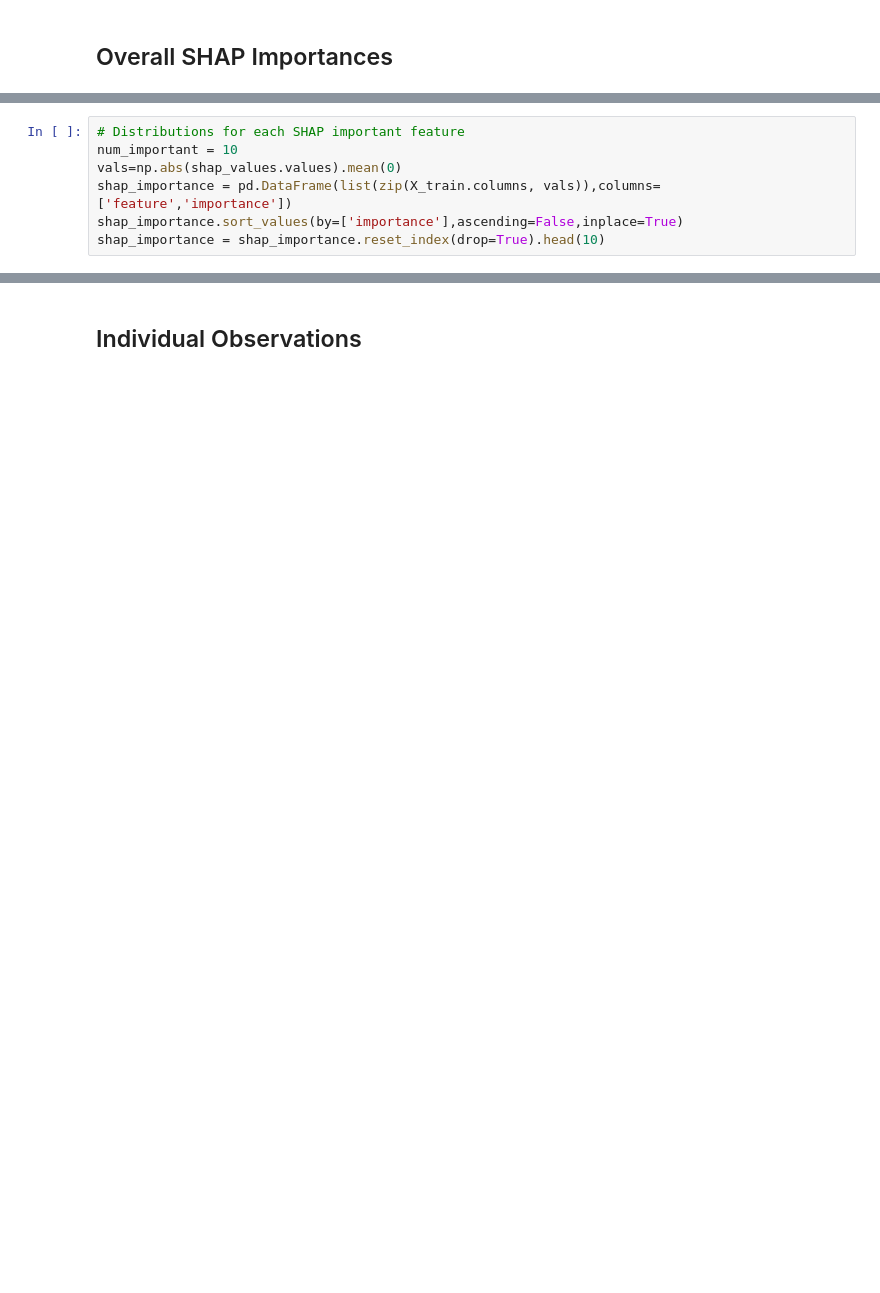
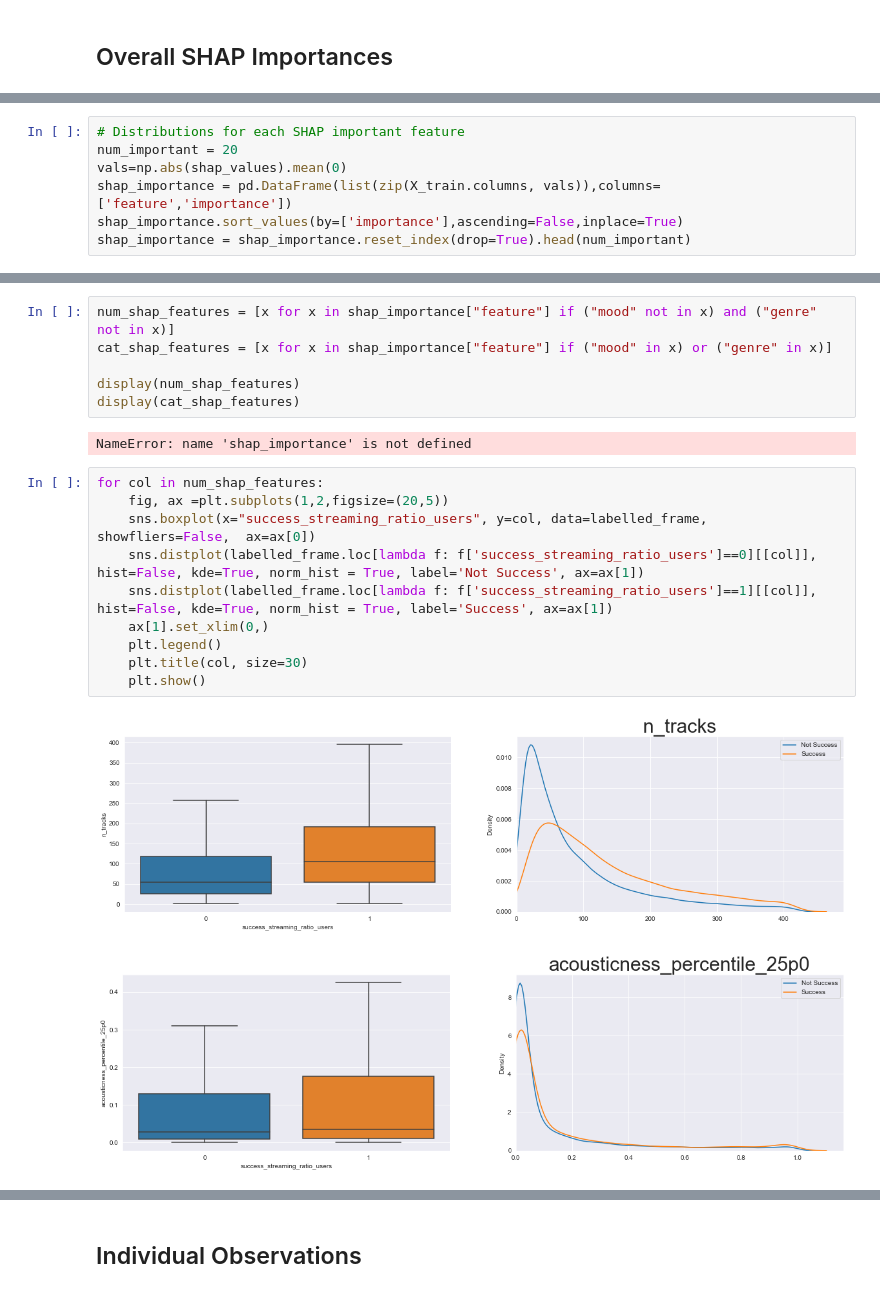
Before and after one commit to alexrobwong/playlist-success, a Jupyter notebook: notebooks/spotify_success_analysis.ipynb, the cells around one changed output, grey strips where cells are left out. Drawn from its saved outputs; the diff is of its cells as text; blank space fills up the shorter version.

```diff
--- a/notebooks/spotify_success_analysis.ipynb
+++ b/notebooks/spotify_success_analysis.ipynb
@@ -653,7 +635,7 @@ shap.summary_plot(shap_values, X_train, plot_type='bar')
 # %%
 # Distributions for each SHAP important feature
-num_important = 10
-vals=np.abs(shap_values.values).mean(0)
+num_important = 20
+vals=np.abs(shap_values).mean(0)
 shap_importance = pd.DataFrame(list(zip(X_train.columns, vals)),columns=['feature','importance'])
 shap_importance.sort_values(by=['importance'],ascending=False,inplace=True)
-shap_importance = shap_importance.reset_index(drop=True).head(10)
+shap_importance = shap_importance.reset_index(drop=True).head(num_important)
@@ -673,0 +648,21 @@ display(shap_importance)
+# %%
+num_shap_features = [x for x in shap_importance["feature"] if ("mood" not in x) and ("genre" not in x)]
+cat_shap_features = [x for x in shap_importance["feature"] if ("mood" in x) or ("genre" in x)]
+
+display(num_shap_features)
+display(cat_shap_features)
+# %% [output]
+NameError: name 'shap_importance' is not defined
+# %%
+for col in num_shap_features:
+    fig, ax =plt.subplots(1,2,figsize=(20,5))
+    sns.boxplot(x="success_streaming_ratio_users", y=col, data=labelled_frame, showfliers=False,  ax=ax[0])
+    sns.distplot(labelled_frame.loc[lambda f: f['success_streaming_ratio_users']==0][[col]], hist=False, kde=True, norm_hist = True, label='Not Success', ax=ax[1])
+    sns.distplot(labelled_frame.loc[lambda f: f['success_streaming_ratio_users']==1][[col]], hist=False, kde=True, norm_hist = True, label='Success', ax=ax[1])
+    ax[1].set_xlim(0,)
+    plt.legend()
+    plt.title(col, size=30)
+    plt.show()
+# %% [output]
+[figure, added]
+[figure, added]
```
Also changed, not shown: parts of 32 cells of this notebook, 3 other files.
